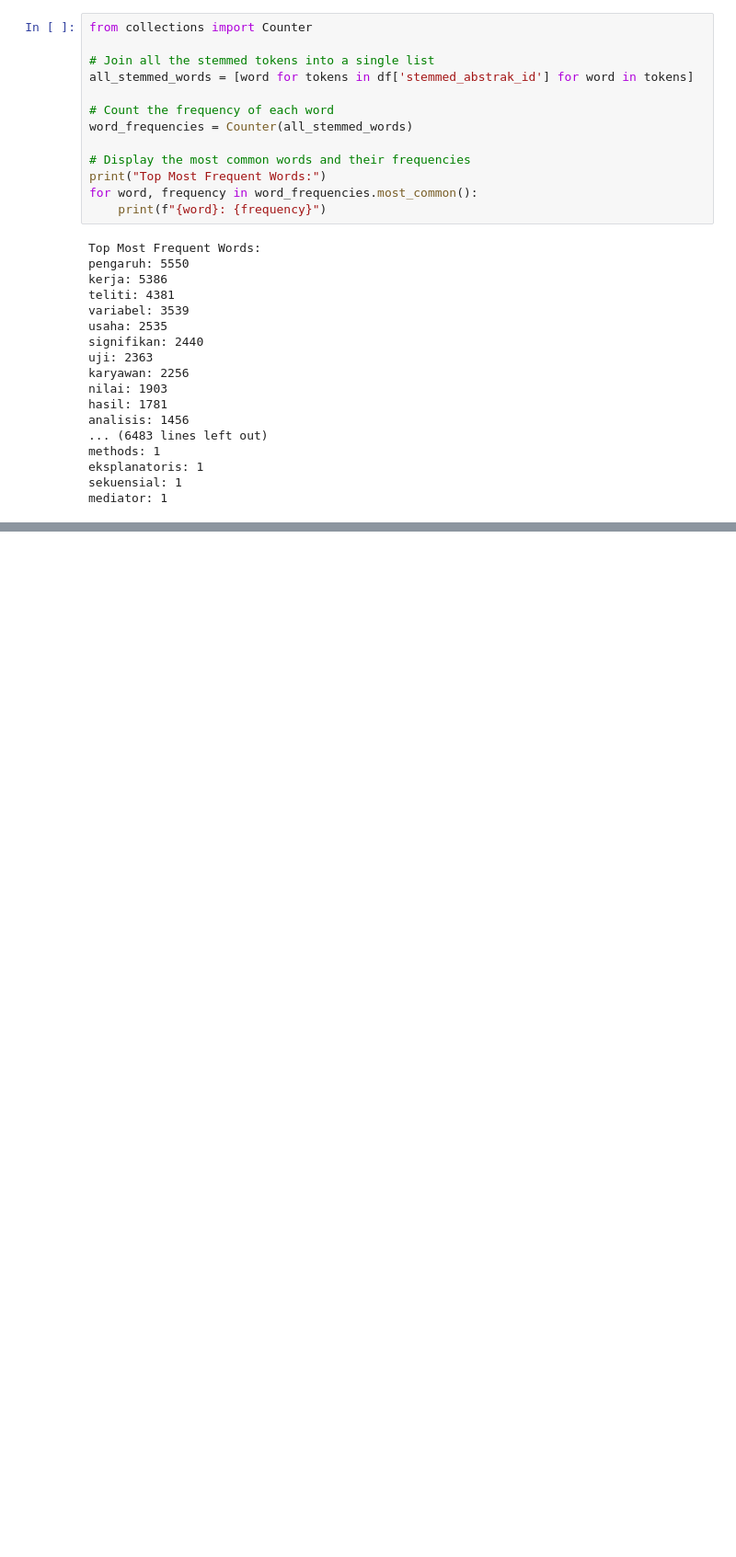
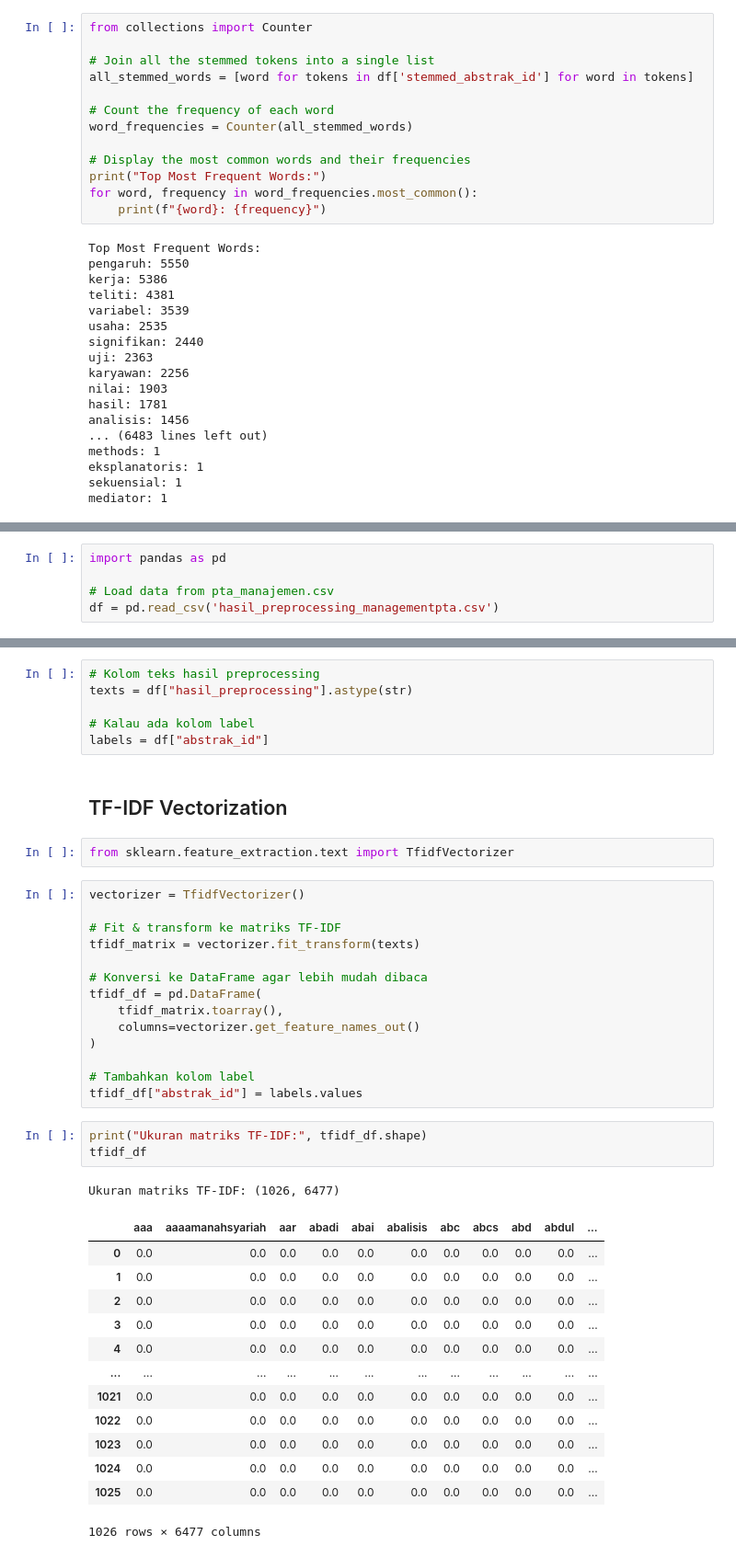
Before and after one commit to zain192-ard/ppw, a Jupyter notebook: tugas/_build/jupyter_execute/scraping_manengemet.ipynb, the cells around one changed output, grey strips where cells are left out. Shown: that part at 92% size. Cells and saved outputs as stored; diff of their text form; blank space fills up the shorter version.

```diff
--- a/tugas/_build/jupyter_execute/scraping_manengemet.ipynb
+++ b/tugas/_build/jupyter_execute/scraping_manengemet.ipynb
@@ -453,0 +483,5 @@ None
+# %%
+import pandas as pd
+
+# Load data from pta_manajemen.csv
+df = pd.read_csv('hasil_preprocessing_managementpta.csv')
@@ -453,0 +521,42 @@ None
+# %%
+# Kolom teks hasil preprocessing
+texts = df["hasil_preprocessing"].astype(str)
+
+# Kalau ada kolom label
+labels = df["abstrak_id"]
+# %% [markdown]
+##  TF-IDF Vectorization
+# %%
+from sklearn.feature_extraction.text import TfidfVectorizer
+# %%
+vectorizer = TfidfVectorizer()
+
+# Fit & transform ke matriks TF-IDF
+tfidf_matrix = vectorizer.fit_transform(texts)
+
+# Konversi ke DataFrame agar lebih mudah dibaca
+tfidf_df = pd.DataFrame(
+    tfidf_matrix.toarray(),
+    columns=vectorizer.get_feature_names_out()
+)
+
+# Tambahkan kolom label
+tfidf_df["abstrak_id"] = labels.values
+# %%
+print("Ukuran matriks TF-IDF:", tfidf_df.shape)
+tfidf_df
+# %% [output]
+Ukuran matriks TF-IDF: (1026, 6477)
+|  | aaa | aaaamanahsyariah | aar | abadi | abai | abalisis | abc | abcs | abd | abdul | ... |
+| 0 | 0.0 | 0.0 | 0.0 | 0.0 | 0.0 | 0.0 | 0.0 | 0.0 | 0.0 | 0.0 | ... |
+| 1 | 0.0 | 0.0 | 0.0 | 0.0 | 0.0 | 0.0 | 0.0 | 0.0 | 0.0 | 0.0 | ... |
+| 2 | 0.0 | 0.0 | 0.0 | 0.0 | 0.0 | 0.0 | 0.0 | 0.0 | 0.0 | 0.0 | ... |
+| 3 | 0.0 | 0.0 | 0.0 | 0.0 | 0.0 | 0.0 | 0.0 | 0.0 | 0.0 | 0.0 | ... |
+| 4 | 0.0 | 0.0 | 0.0 | 0.0 | 0.0 | 0.0 | 0.0 | 0.0 | 0.0 | 0.0 | ... |
+| ... | ... | ... | ... | ... | ... | ... | ... | ... | ... | ... | ... |
+| 1021 | 0.0 | 0.0 | 0.0 | 0.0 | 0.0 | 0.0 | 0.0 | 0.0 | 0.0 | 0.0 | ... |
+| 1022 | 0.0 | 0.0 | 0.0 | 0.0 | 0.0 | 0.0 | 0.0 | 0.0 | 0.0 | 0.0 | ... |
+| 1023 | 0.0 | 0.0 | 0.0 | 0.0 | 0.0 | 0.0 | 0.0 | 0.0 | 0.0 | 0.0 | ... |
+| 1024 | 0.0 | 0.0 | 0.0 | 0.0 | 0.0 | 0.0 | 0.0 | 0.0 | 0.0 | 0.0 | ... |
+| 1025 | 0.0 | 0.0 | 0.0 | 0.0 | 0.0 | 0.0 | 0.0 | 0.0 | 0.0 | 0.0 | ... |
+1026 rows × 6477 columns
```
Also changed, not shown: parts of 14 cells of this notebook, 30 other files.
